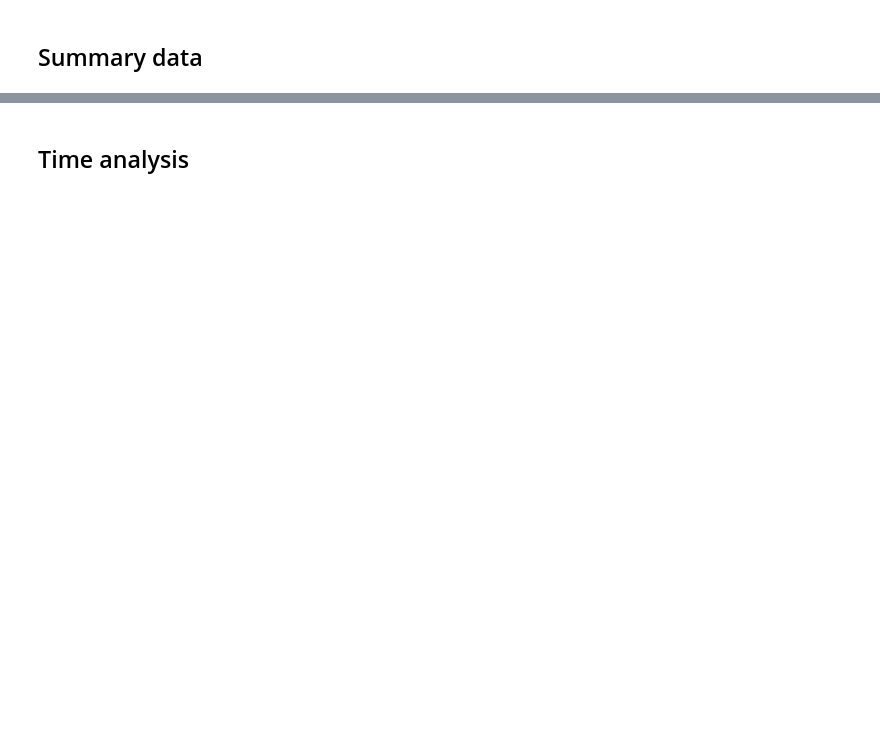
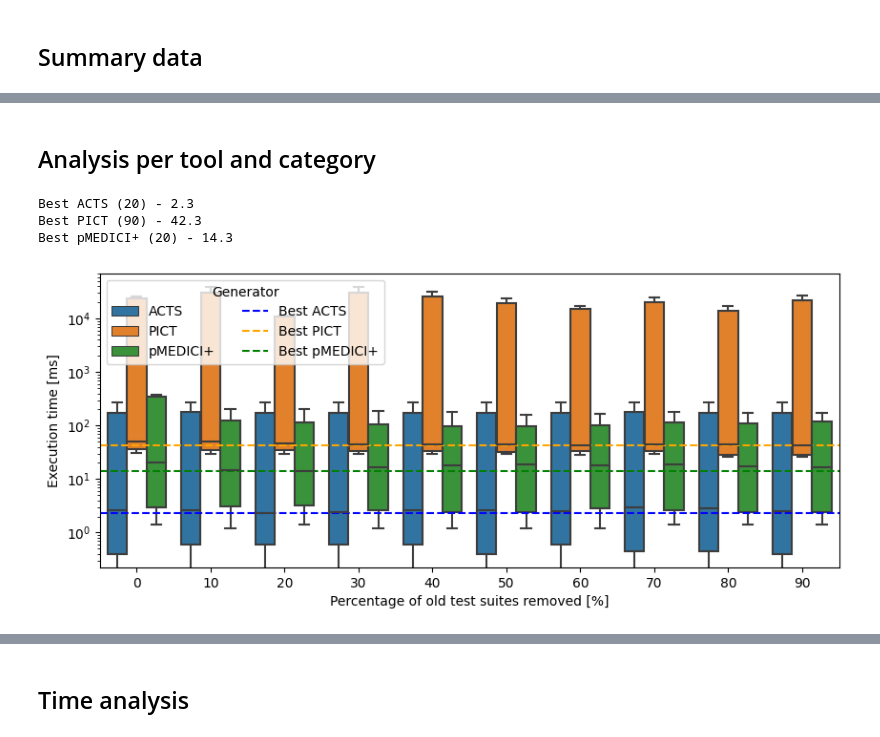
Before and after one commit to fmselab/ct-tools, a Jupyter notebook: IncrementalCitGeneration/experiments/AnalysisExperimentsTSCP.ipynb, the cells around one changed output, grey strips where cells are left out. Cells and saved outputs as stored; diff of their text form; code cells hidden in the pictures; blank space fills up the shorter version.

```diff
--- a/IncrementalCitGeneration/experiments/AnalysisExperimentsTSCP.ipynb
+++ b/IncrementalCitGeneration/experiments/AnalysisExperimentsTSCP.ipynb
@@ -151,0 +167,2 @@ pMEDICI+   125.533333
+# %% [markdown]
+## Analysis per tool and category
@@ -151,0 +217,7 @@ pMEDICI+   125.533333
+# %%
+plotByCategory(dfFiltered, 'Time')
+# %% [output]
+Best ACTS (20) - 2.3
+Best PICT (90) - 42.3
+Best pMEDICI+ (20) - 14.3
+[figure, added]
```
Also changed, not shown: parts of 14 cells of this notebook, 12 other files.
